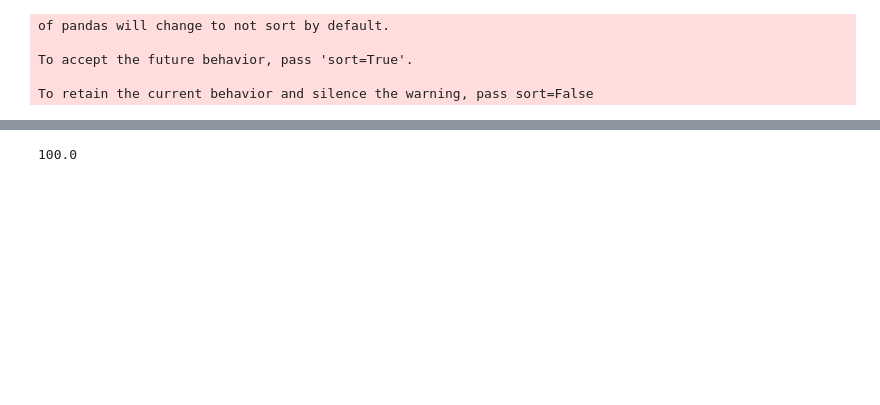
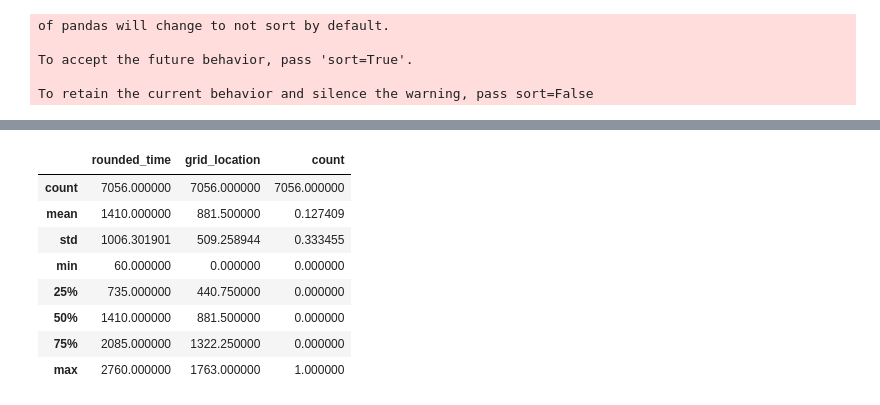
Before and after one commit to johnhayes20/Fantastic-Scooters-and-How-to-Redestribute-Them, a Jupyter notebook: Data Cleaning.ipynb, the cells around one changed output, grey strips where cells are left out. Cells and saved outputs as stored; diff of their text form; code cells hidden in the pictures; blank space fills up the shorter version.

```diff
--- a/Data Cleaning.ipynb
+++ b/Data Cleaning.ipynb
@@ -316,4 +285,0 @@ double_merge[double_merge['grid_location']==0]
-# %%
-new_df['count'].sum()
-# %% [output]
-100.0
@@ -320,3 +290,15 @@ new_df['count'].sum()
+# %%
+new_df.describe()
+# %% [output]
+|  | rounded_time | grid_location | count |
+| count | 7056.000000 | 7056.000000 | 7056.000000 |
+| mean | 1410.000000 | 881.500000 | 0.127409 |
+| std | 1006.301901 | 509.258944 | 0.333455 |
+| min | 60.000000 | 0.000000 | 0.000000 |
+| 25% | 735.000000 | 440.750000 | 0.000000 |
+| 50% | 1410.000000 | 881.500000 | 0.000000 |
+| 75% | 2085.000000 | 1322.250000 | 0.000000 |
+| max | 2760.000000 | 1763.000000 | 1.000000 |
 # %%
 from sklearn.model_selection import train_test_split
 from sklearn.linear_model import LinearRegression
```
Also changed, not shown: parts of 24 cells of this notebook.
